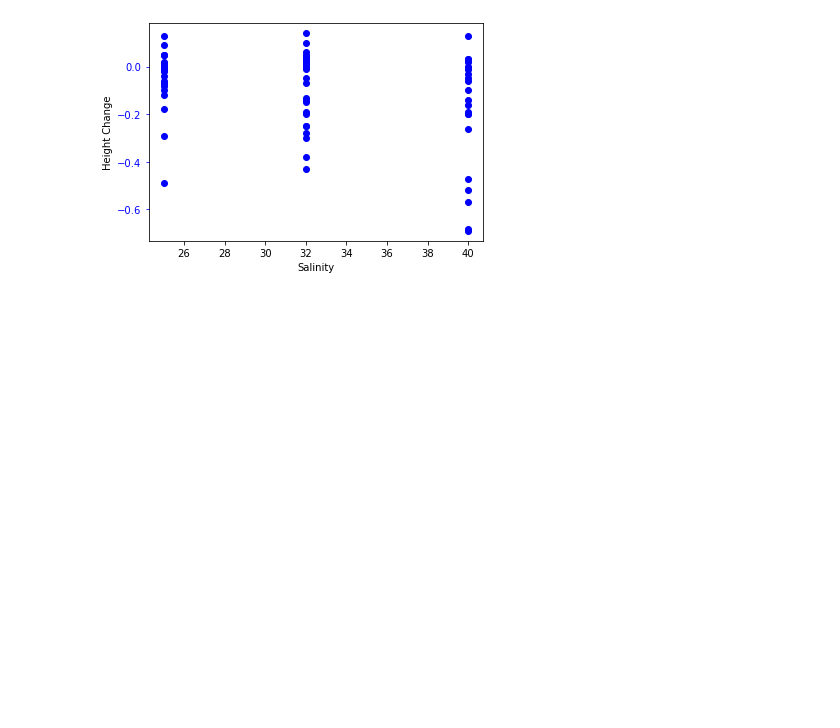
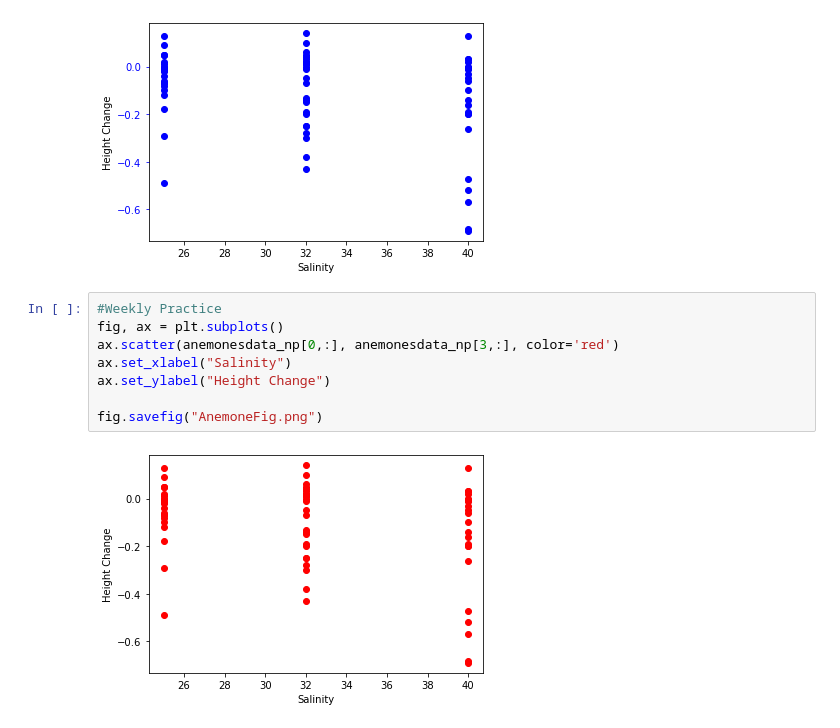
Before and after one commit to chsharrison/IntroSciComp_S2021, a Jupyter notebook: Kara Eckley/Eckley_Lab7.2.ipynb, the cells around one changed output. Saved outputs shown, nothing was run; the diff lists cells and outputs as text; blank space fills up the shorter version.

```diff
--- a/Kara Eckley/Eckley_Lab7.2.ipynb
+++ b/Kara Eckley/Eckley_Lab7.2.ipynb
@@ -500,3 +500,13 @@ fig, ax = plt.subplots()
 plot(anemonesdata_np[0,:], anemonesdata_np[3,:], 'blue', 'Salinity', 'Height Change')
 # %% [output]
 [figure]
+# %%
+#Weekly Practice
+fig, ax = plt.subplots()
+ax.scatter(anemonesdata_np[0,:], anemonesdata_np[3,:], color='red')
+ax.set_xlabel("Salinity")
+ax.set_ylabel("Height Change")
+
+fig.savefig("AnemoneFig.png")
+# %% [output]
+[figure, added]
```
Also changed, not shown: parts of 2 cells of this notebook.
